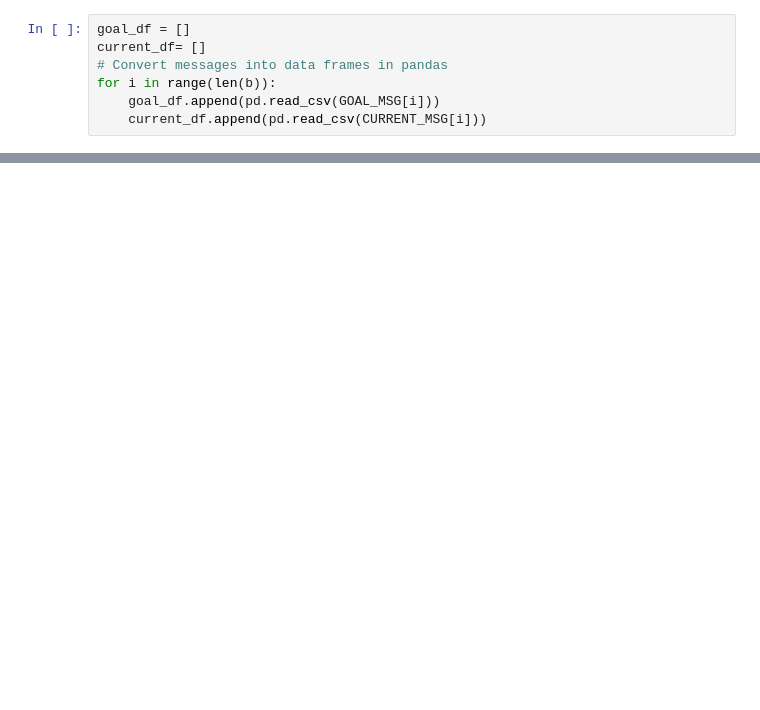
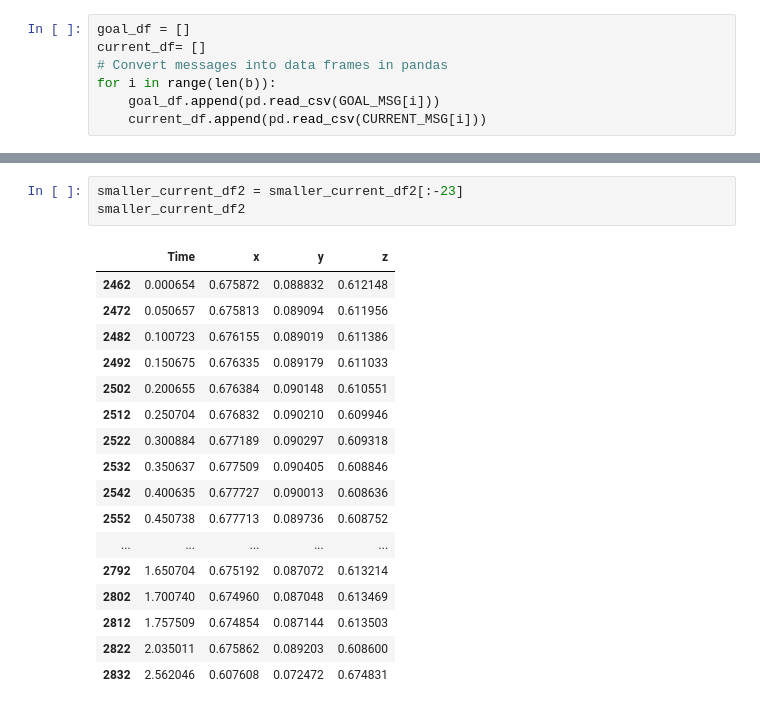
Before and after one commit to dcheney01/bellows_ik, a Jupyter notebook: rosbag_info/bag_interpreter.ipynb, the cells around one changed output, grey strips where cells are left out. Drawn from its saved outputs; the diff is of its cells as text; blank space fills up the shorter version.

```diff
--- a/rosbag_info/bag_interpreter.ipynb
+++ b/rosbag_info/bag_interpreter.ipynb
@@ -143,0 +190,21 @@ plt.show()
+# %%
+smaller_current_df2 = smaller_current_df2[:-23]
+smaller_current_df2
+# %% [output]
+|  | Time | x | y | z |
+| 2462 | 0.000654 | 0.675872 | 0.088832 | 0.612148 |
+| 2472 | 0.050657 | 0.675813 | 0.089094 | 0.611956 |
+| 2482 | 0.100723 | 0.676155 | 0.089019 | 0.611386 |
+| 2492 | 0.150675 | 0.676335 | 0.089179 | 0.611033 |
+| 2502 | 0.200655 | 0.676384 | 0.090148 | 0.610551 |
+| 2512 | 0.250704 | 0.676832 | 0.090210 | 0.609946 |
+| 2522 | 0.300884 | 0.677189 | 0.090297 | 0.609318 |
+| 2532 | 0.350637 | 0.677509 | 0.090405 | 0.608846 |
+| 2542 | 0.400635 | 0.677727 | 0.090013 | 0.608636 |
+| 2552 | 0.450738 | 0.677713 | 0.089736 | 0.608752 |
+| ... | ... | ... | ... | ... |
+| 2792 | 1.650704 | 0.675192 | 0.087072 | 0.613214 |
+| 2802 | 1.700740 | 0.674960 | 0.087048 | 0.613469 |
+| 2812 | 1.757509 | 0.674854 | 0.087144 | 0.613503 |
+| 2822 | 2.035011 | 0.675862 | 0.089203 | 0.608600 |
+| 2832 | 2.562046 | 0.607608 | 0.072472 | 0.674831 |
```
Also changed, not shown: parts of 18 cells of this notebook, 7 other files.
